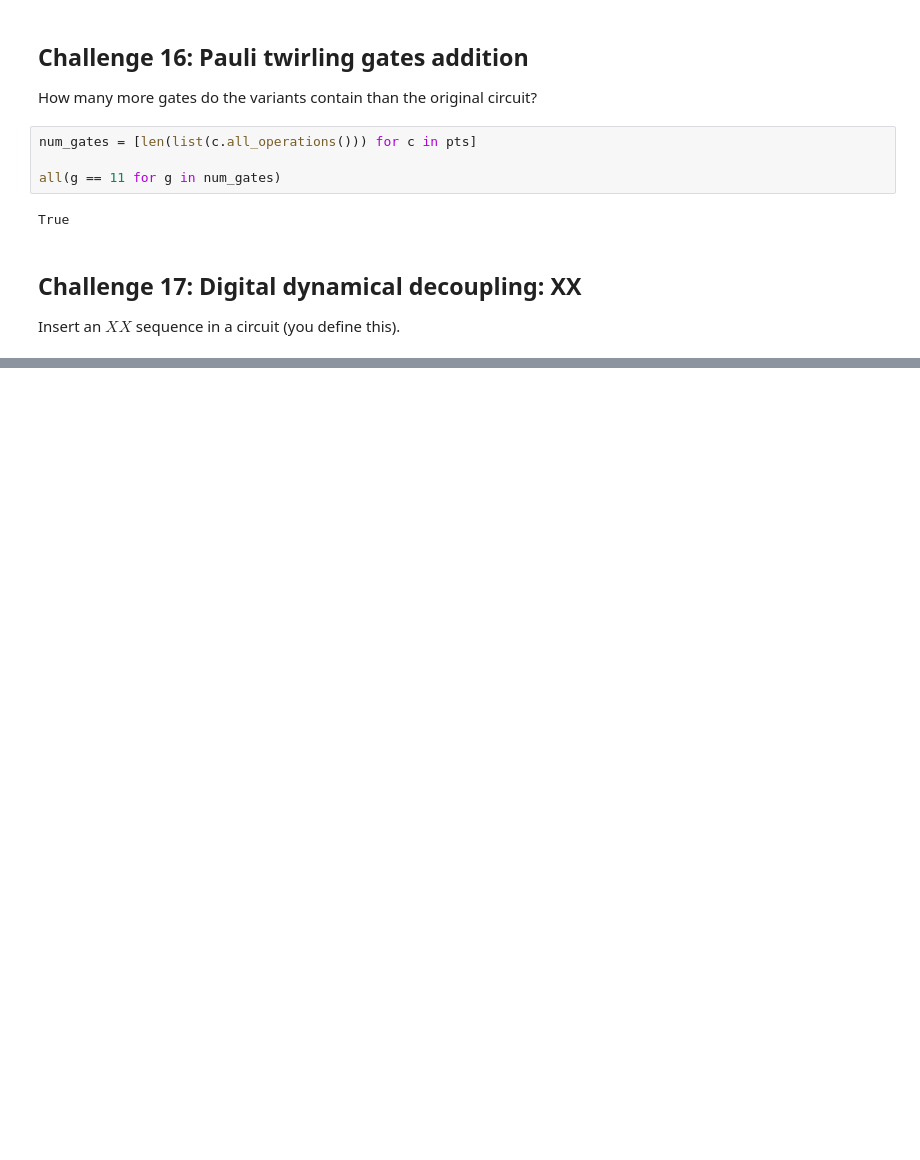
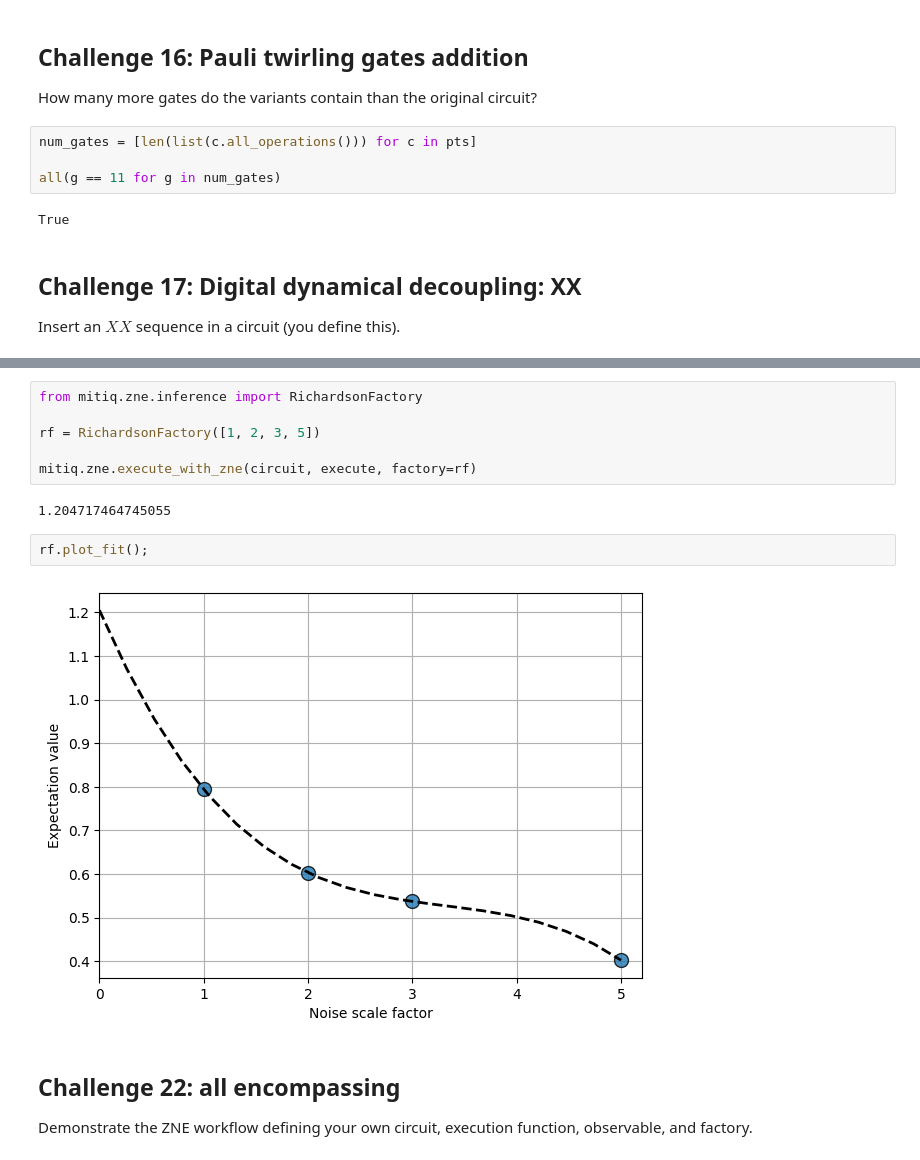
Before and after one commit to unitaryfund/Mitiq-Workshop-QNumerics-Summer-School, a Jupyter notebook: solved/challenge.ipynb, the cells around one changed output, grey strips where cells are left out. Cells and saved outputs as stored; diff of their text form; blank space fills up the shorter version.

Commit message:
challenge details

```diff
--- a/solved/challenge.ipynb
+++ b/solved/challenge.ipynb
@@ -269,0 +355,16 @@ Insert an $XX$ sequence in a circuit (you define this).
+# %%
+from mitiq.zne.inference import RichardsonFactory
+
+rf = RichardsonFactory([1, 2, 3, 5])
+
+mitiq.zne.execute_with_zne(circuit, execute, factory=rf)
+# %% [output]
+1.204717464745055
+# %%
+rf.plot_fit();
+# %% [output]
+[figure, added]
+# %% [markdown]
+## Challenge 22: all encompassing
+
+Demonstrate the ZNE workflow defining your own circuit, execution function, observable, and factory.
```
Also changed, not shown: parts of 36 cells of this notebook.
